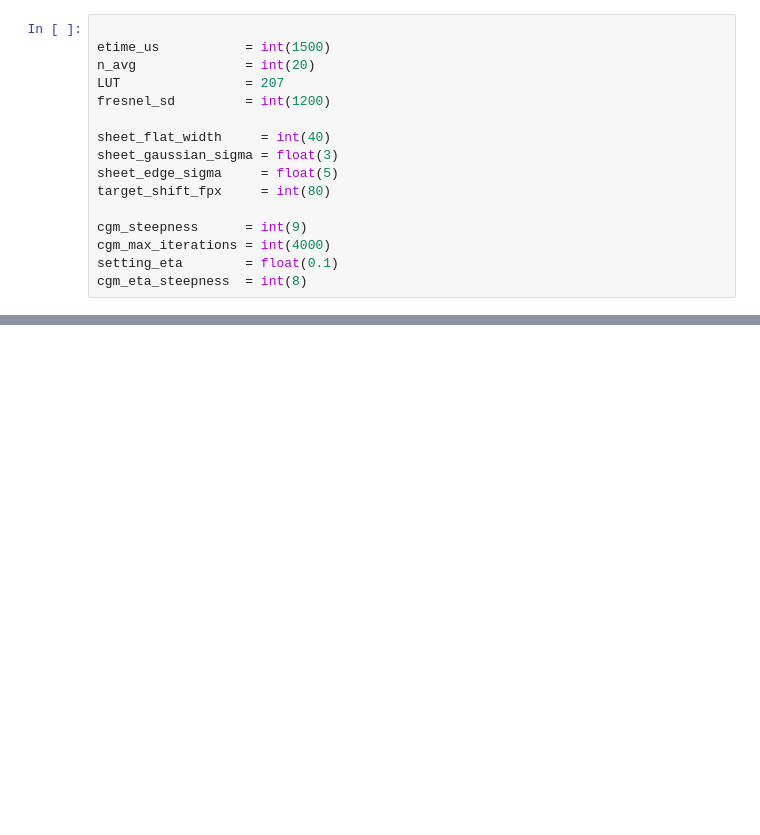
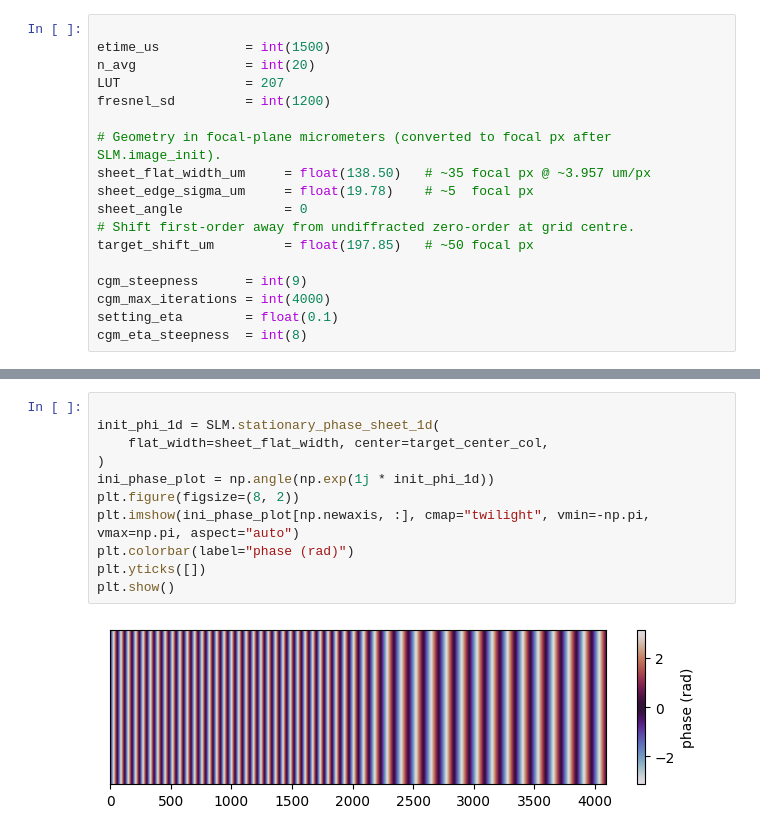
Before and after one commit to ChanceSiyuan/SLMengineer, a Jupyter notebook: scripts/1d_sheet/testfile_1dsheet.ipynb, the cells around one changed output, grey strips where cells are left out. Drawn from its saved outputs; the diff is of its cells as text; blank space fills up the shorter version.

```diff
--- a/scripts/1d_sheet/testfile_1dsheet.ipynb
+++ b/scripts/1d_sheet/testfile_1dsheet.ipynb
@@ -30,10 +23,12 @@ n_avg              = int(20)
 LUT                = 207
 fresnel_sd         = int(1200)
 
-sheet_flat_width     = int(40)
-sheet_gaussian_sigma = float(3)
-sheet_edge_sigma     = float(5)
-target_shift_fpx     = int(80)
+# Geometry in focal-plane micrometers (converted to focal px after SLM.image_init).
+sheet_flat_width_um     = float(138.50)   # ~35 focal px @ ~3.957 um/px
+sheet_edge_sigma_um     = float(19.78)    # ~5  focal px
+sheet_angle             = 0
+# Shift first-order away from undiffracted zero-order at grid centre.
+target_shift_um         = float(197.85)   # ~50 focal px
 
 cgm_steepness      = int(9)
 cgm_max_iterations = int(4000)
@@ -103,3 +147,16 @@ init_phi_1d = SLM.stationary_phase_sheet_1d(
+# %%
+
+init_phi_1d = SLM.stationary_phase_sheet_1d(
+    flat_width=sheet_flat_width, center=target_center_col,
+)
+ini_phase_plot = np.angle(np.exp(1j * init_phi_1d))
+plt.figure(figsize=(8, 2))
+plt.imshow(ini_phase_plot[np.newaxis, :], cmap="twilight", vmin=-np.pi, vmax=np.pi, aspect="auto")
+plt.colorbar(label="phase (rad)")
+plt.yticks([])
+plt.show()
+# %% [output]
+[figure, added]
 # %%
 # -- 1D CGM -----------------------------------------------------------
 t0 = time.perf_counter()
```
Also changed, not shown: parts of 13 cells of this notebook, 5 other files.
